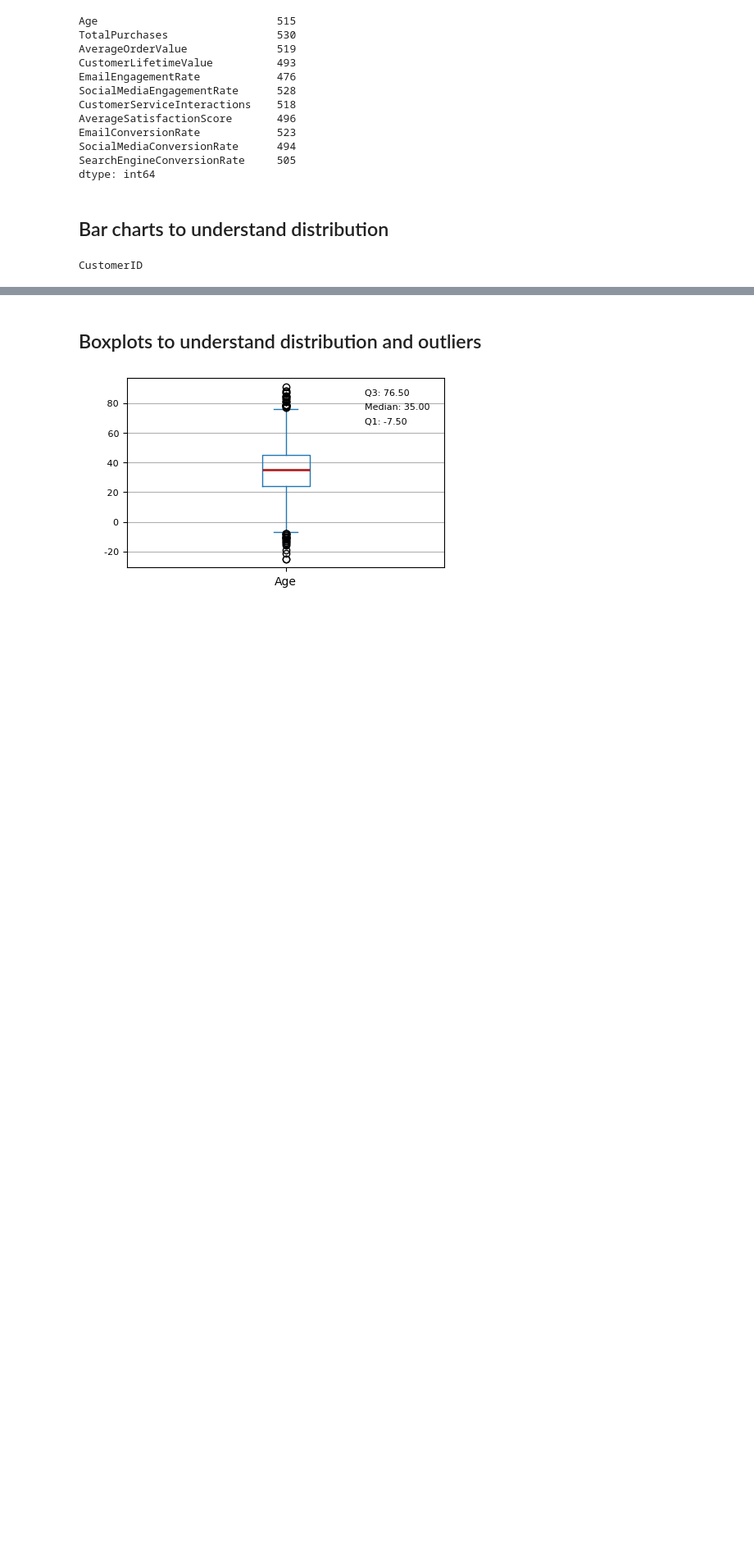
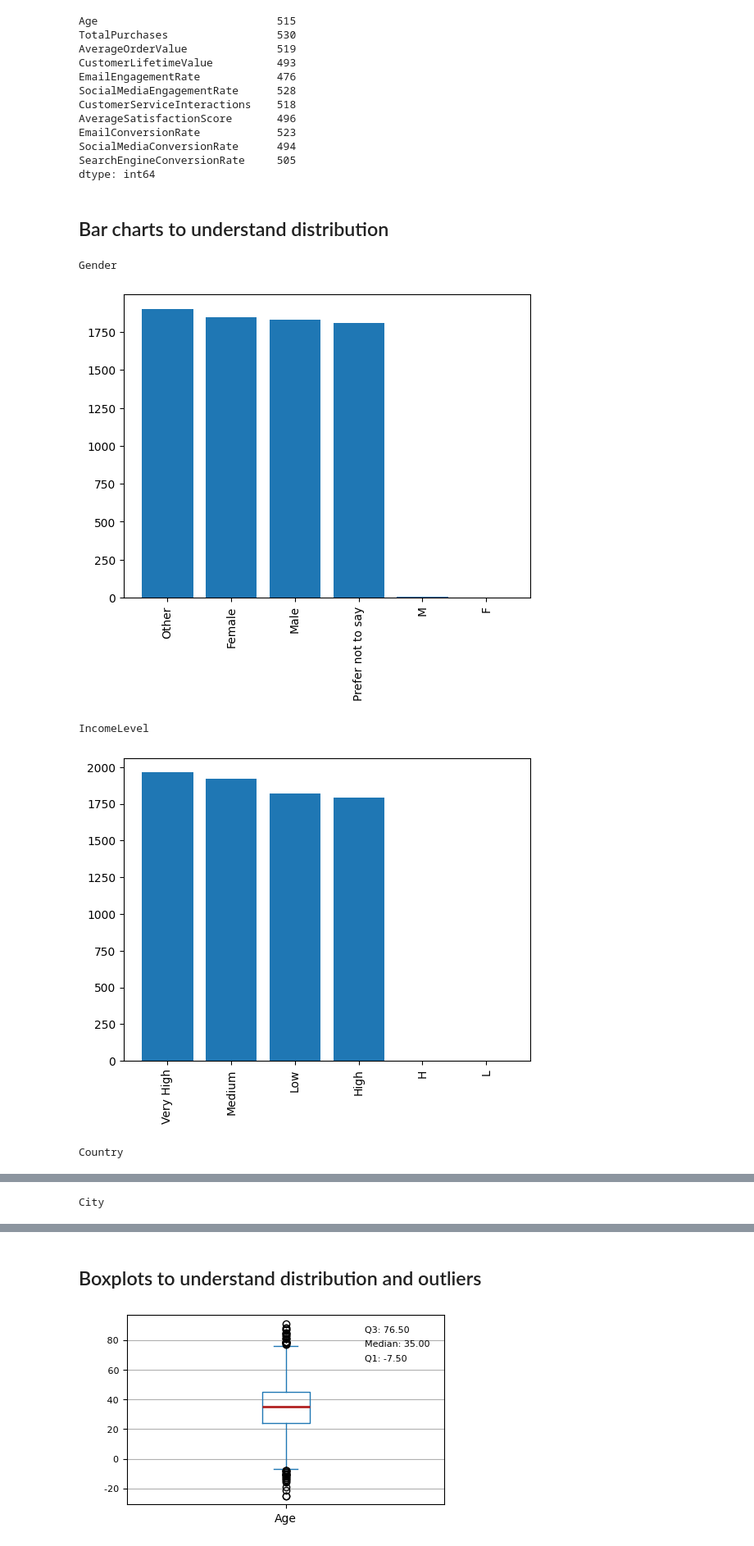
Before and after one commit to PSU-DAAN822-FA25-Group4/data-collection, a Jupyter notebook: analysis.ipynb, the cells around one changed output, grey strips where cells are left out. Shown at 82% size. Saved outputs shown, nothing was run; the diff lists cells and outputs as text; code cells hidden in the pictures; blank space fills up the shorter version.

Commit message:
added bar charts to understand distribution

```diff
--- a/analysis.ipynb
+++ b/analysis.ipynb
@@ -183,6 +183,10 @@ def draw_barchart(df, column_name):
     plt.xticks(rotation = 90)
     plt.show()
 # %%
-list(map(lambda x: draw_barchart(df, x), categorical_columns))
+list(map(lambda x: draw_barchart(df, x), [x for x in list(categorical_columns) if x not in ['CustomerID', 'RegistrationDate']]))
 # %% [output]
-CustomerID
+Gender
+[figure, added]
+IncomeLevel
+[figure, added]
+Country
@@ -188,0 +194 @@ CustomerID
+City
```
Also changed, not shown: parts of 1 cell of this notebook.
